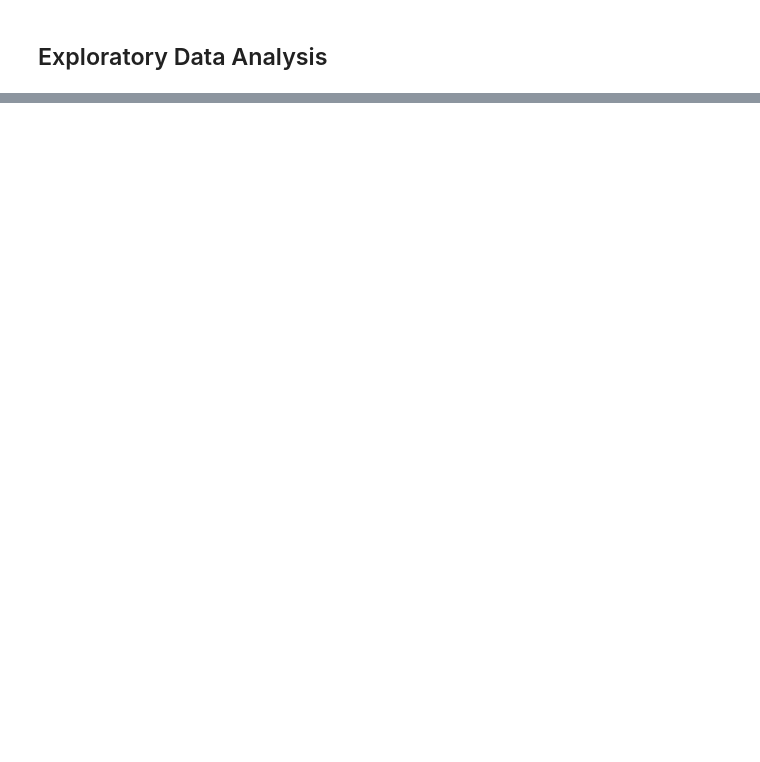
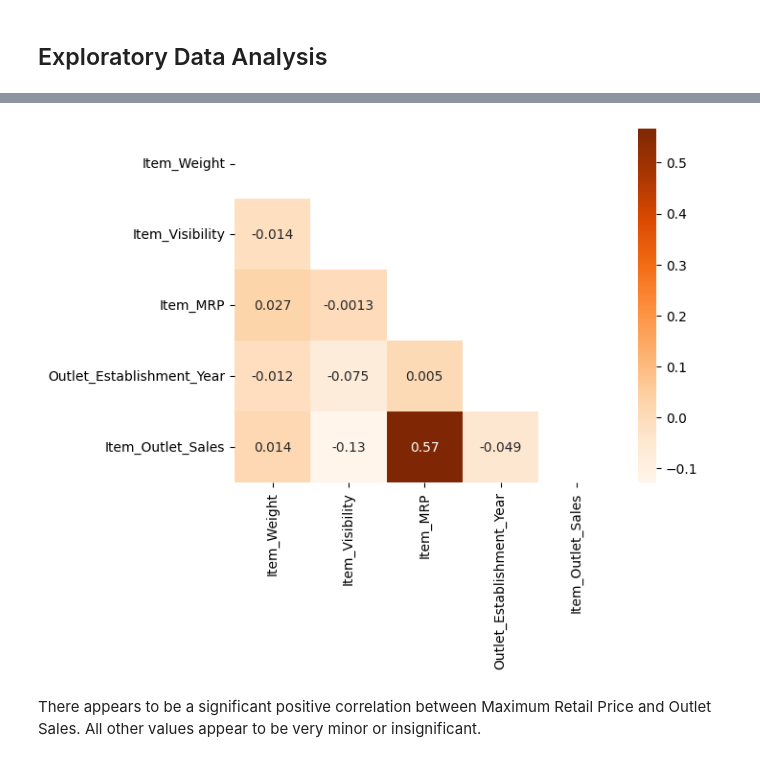
Before and after one commit to JKDS87/Prediction-of-Product-Sales, a Jupyter notebook: Prediction_of_Product_Sales.ipynb, the cells around one changed output, grey strips where cells are left out. Drawn from its saved outputs; the diff is of its cells as text; code cells hidden in the pictures; blank space fills up the shorter version.

```diff
--- a/Prediction_of_Product_Sales.ipynb
+++ b/Prediction_of_Product_Sales.ipynb
@@ -9,0 +22,7 @@
+# %%
+## Save the filepath to the data as a variable "fpath"
+fpath = '/content/drive/MyDrive/CodingDojo/01-Fundamentals/Week02/Data/sales_predictions_2023.csv'
+# %%
+# Read in the file and disply the info and head
+df = pd.read_csv(fpath)
+df.head()
@@ -15,0 +299,4 @@
+# %%
+# Check for correlations between between variables in sales dataset
+corr = df.corr(numeric_only=True)
+corr.round(2)
@@ -15,0 +310,14 @@
+# %%
+# Clean up the figure with a mask
+mask = np.triu(np.ones_like(corr))
+
+fig, ax = plt.subplots()
+ax = sns.heatmap(corr,
+                 cmap='Oranges',
+                 annot=True,
+                 mask=mask,
+                 );
+# %% [output]
+[figure, added]
+# %% [markdown]
+There appears to be a significant positive correlation between Maximum Retail Price and Outlet Sales. All other values appear to be very minor or insignificant.
```
Also changed, not shown: parts of 36 cells of this notebook.
